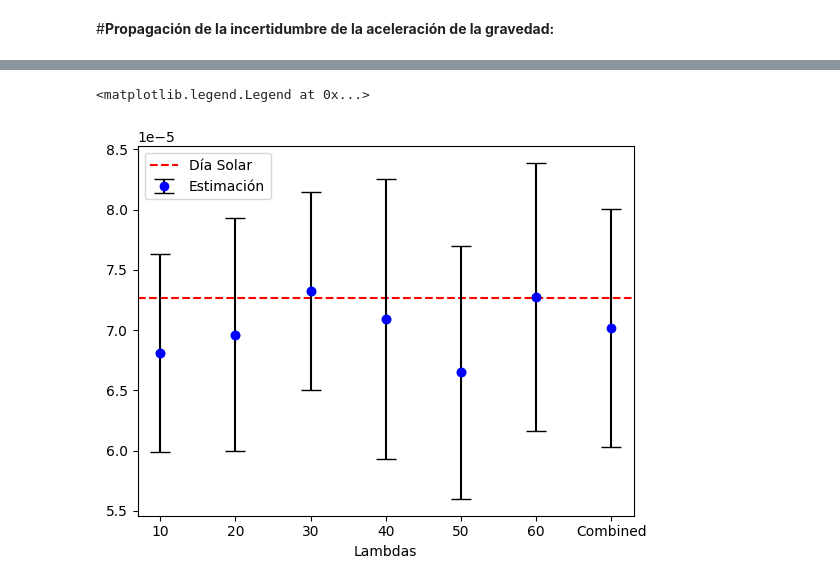
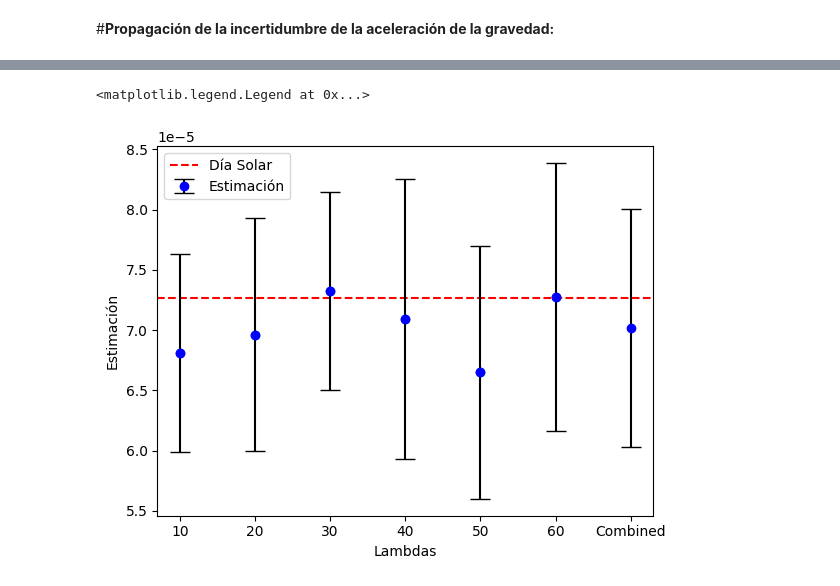
Before and after one commit to Sebaspm05/Metodos1_JuanSebastianPabon-KarenPolo, a Jupyter notebook: Parcial 4/Parcial4_MetodosComputacionales.ipynb, the cells around one changed output, grey strips where cells are left out. Saved outputs shown, nothing was run; the diff lists cells and outputs as text; code cells hidden in the pictures.

```diff
--- a/Parcial 4/Parcial4_MetodosComputacionales.ipynb
+++ b/Parcial 4/Parcial4_MetodosComputacionales.ipynb
@@ -200,13 +253,14 @@ combined
 # %%
 angles=[10,20,30,40,50,60]
 plt.scatter(angles,best_omegas)
 plt.axhline(7.27e-5, linestyle = 'dashed', color = 'r', label="Día Solar")
 for i in range(len(best_omegas)):
   ax = plt.errorbar(angles[i], best_omegas[i], linestyle="None", yerr = errors[i], fmt="ob", capsize=7, ecolor="k")
 plt.errorbar(70, combined, linestyle="None", yerr = np.sum(errors)/len(errors), fmt="ob", capsize=7, ecolor="k", label = "Estimación")
 plt.xticks(angles + [70],["10", "20", "30", "40", "50", "60", "Combined"])
 plt.xlabel('Lambdas')
+plt.ylabel('Estimación')
 plt.legend()
 # %% [output]
 <matplotlib.legend.Legend at 0x...>
-[figure, old version]
+[figure, new version]
```
Also changed, not shown: parts of 14 cells of this notebook.
